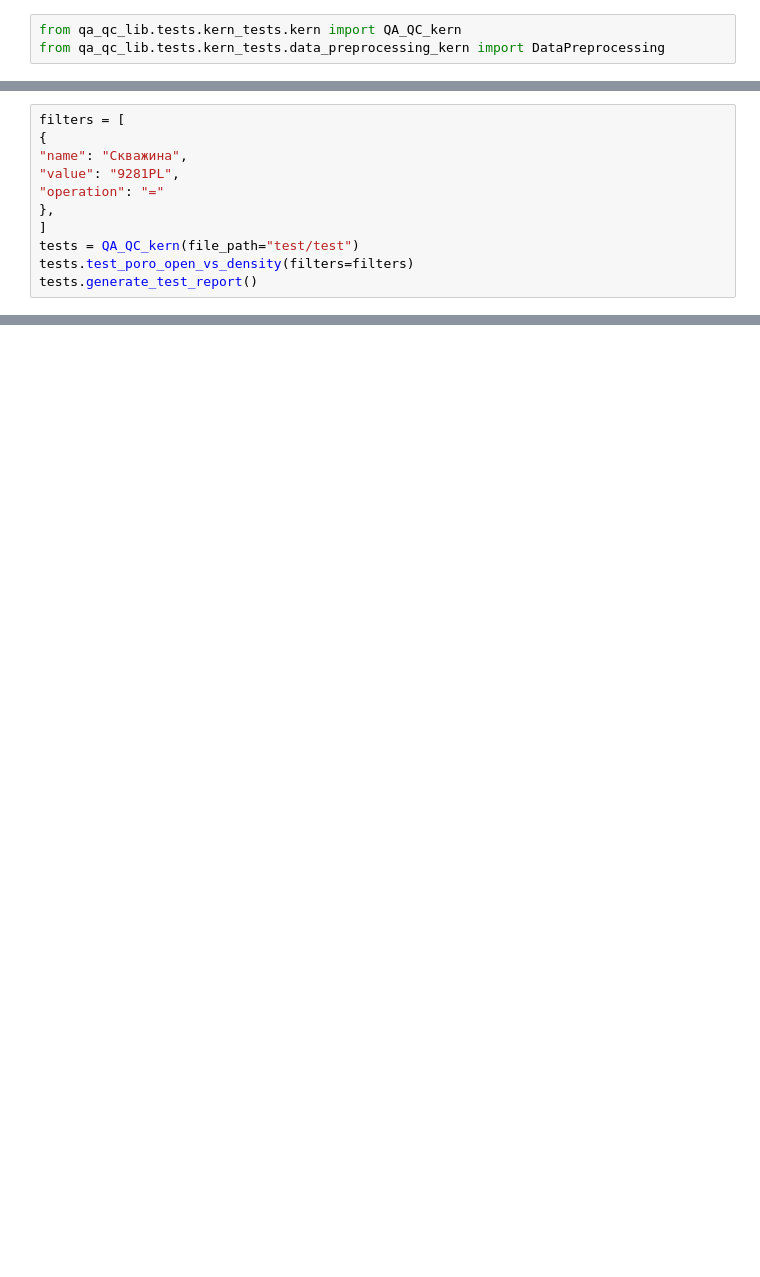
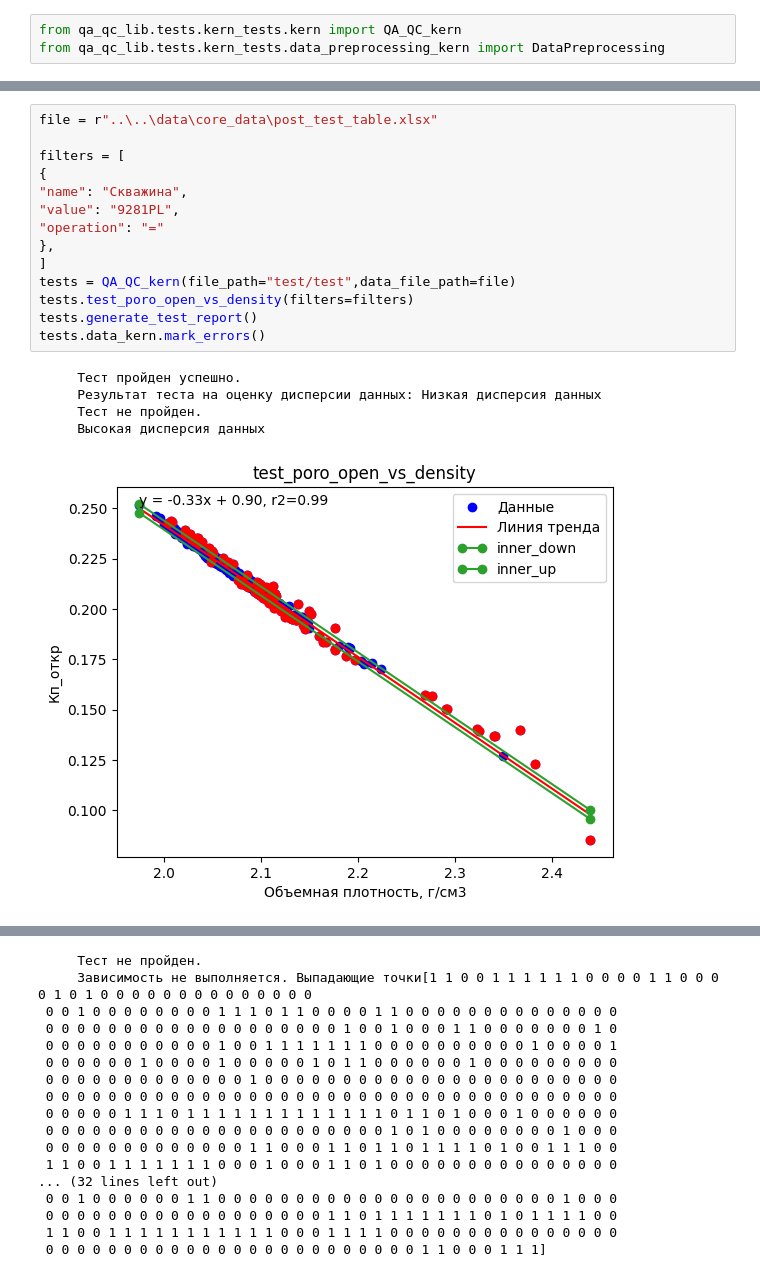
Before and after one commit to Salnikov-MaX/QA_QC_proj, a Jupyter notebook: scenarios_for_testing/kern_scenario/user_scenario_poro_vs_density.ipynb, the cells around one changed output, grey strips where cells are left out. Saved outputs shown, nothing was run; the diff lists cells and outputs as text; blank space fills up the shorter version.

```diff
--- a/scenarios_for_testing/kern_scenario/user_scenario_poro_vs_density.ipynb
+++ b/scenarios_for_testing/kern_scenario/user_scenario_poro_vs_density.ipynb
@@ -29,11 +57,20 @@ tests.generate_test_report()
 # %%
+file = r"..\..\data\core_data\post_test_table.xlsx"
+
 filters = [
 {
 "name": "Скважина",
 "value": "9281PL",
 "operation": "="
 },
 ]
-tests = QA_QC_kern(file_path="test/test")
+tests = QA_QC_kern(file_path="test/test",data_file_path=file)
 tests.test_poro_open_vs_density(filters=filters)
 tests.generate_test_report()
+tests.data_kern.mark_errors()
+# %% [output]
+     Тест пройден успешно.
+     Результат теста на оценку дисперсии данных: Низкая дисперсия данных
+     Тест не пройден.
+     Высокая дисперсия данных
+[figure, added]
@@ -39,0 +78,17 @@ tests.generate_test_report()
+     Тест не пройден.
+     Зависимость не выполняется. Выпадающие точки[1 1 0 0 1 1 1 1 1 1 0 0 0 0 1 1 0 0 0 0 1 0 1 0 0 0 0 0 0 0 0 0 0 0 0 0 0
+ 0 0 1 0 0 0 0 0 0 0 0 1 1 1 0 1 1 0 0 0 0 1 1 0 0 0 0 0 0 0 0 0 0 0 0 0 0
+ 0 0 0 0 0 0 0 0 0 0 0 0 0 0 0 0 0 0 0 1 0 0 1 0 0 0 1 1 0 0 0 0 0 0 0 1 0
+ 0 0 0 0 0 0 0 0 0 0 0 1 0 0 1 1 1 1 1 1 1 0 0 0 0 0 0 0 0 0 0 1 0 0 0 0 1
+ 0 0 0 0 0 0 1 0 0 0 0 1 0 0 0 0 0 1 0 1 1 0 0 0 0 0 0 1 0 0 0 0 0 0 0 0 0
+ 0 0 0 0 0 0 0 0 0 0 0 0 0 1 0 0 0 0 0 0 0 0 0 0 0 0 0 0 0 0 0 0 0 0 0 0 0
+ 0 0 0 0 0 0 0 0 0 0 0 0 0 0 0 0 0 0 0 0 0 0 0 0 0 0 0 0 0 0 0 0 0 0 0 0 0
+ 0 0 0 0 0 1 1 1 0 1 1 1 1 1 1 1 1 1 1 1 1 1 0 1 1 0 1 0 0 0 1 0 0 0 0 0 0
+ 0 0 0 0 0 0 0 0 0 0 0 0 0 0 0 0 0 0 0 0 0 0 1 0 1 0 0 0 0 0 0 0 0 1 0 0 0
+ 0 0 0 0 0 0 0 0 0 0 0 0 0 1 1 0 0 0 1 1 0 1 1 0 1 1 1 1 0 1 0 0 1 1 1 0 0
+ 1 1 0 0 1 1 1 1 1 1 1 0 0 0 1 0 0 0 1 1 0 1 0 0 0 0 0 0 0 0 0 0 0 0 0 0 0
+... (32 lines left out)
+ 0 0 1 0 0 0 0 0 0 1 1 0 0 0 0 0 0 0 0 0 0 0 0 0 0 0 0 0 0 0 0 0 0 1 0 0 0
+ 0 0 0 0 0 0 0 0 0 0 0 0 0 0 0 0 0 0 1 1 0 1 1 1 1 1 1 1 0 1 0 1 1 1 1 0 0
+ 1 1 0 0 1 1 1 1 1 1 1 1 1 1 1 0 0 0 1 1 1 1 0 0 0 0 0 0 0 0 0 0 0 0 0 0 0
+ 0 0 0 0 0 0 0 0 0 0 0 0 0 0 0 0 0 0 0 0 0 0 0 0 1 1 0 0 0 1 1 1]
```
Also changed, not shown: parts of 3 cells of this notebook, 47 other files.
